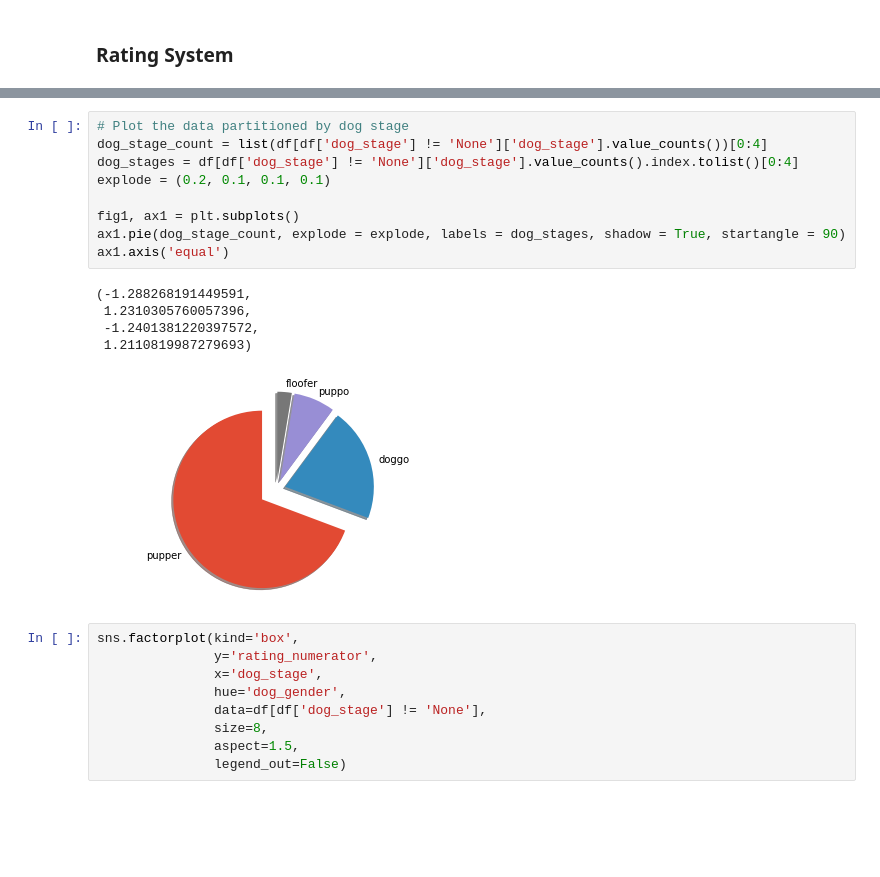
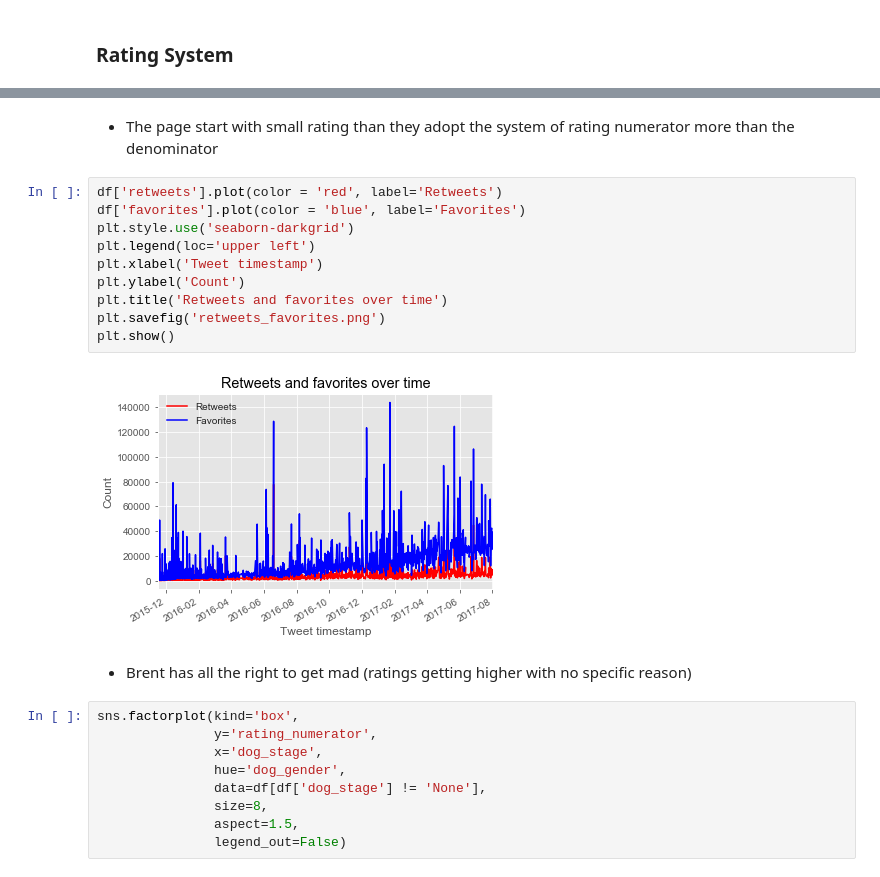
Before and after one commit to abodacs/Wrangle-and-Analyze-Data-DAND-project, a Jupyter notebook: act_report.ipynb, the cells around one changed output, grey strips where cells are left out. Drawn from its saved outputs; the diff is of its cells as text; blank space fills up the shorter version.

Commit message:
add  visualzation and sum fine tuning and add html file to submit

```diff
--- a/act_report.ipynb
+++ b/act_report.ipynb
@@ -110,18 +121,19 @@ df.plot.line(x='timestamp',y='tweet_id',figsize=(12,6),lw=1)
-# %%
-# Plot the data partitioned by dog stage
-dog_stage_count = list(df[df['dog_stage'] != 'None']['dog_stage'].value_counts())[0:4]
-dog_stages = df[df['dog_stage'] != 'None']['dog_stage'].value_counts().index.tolist()[0:4]
-explode = (0.2, 0.1, 0.1, 0.1)
-
-fig1, ax1 = plt.subplots()
-ax1.pie(dog_stage_count, explode = explode, labels = dog_stages, shadow = True, startangle = 90)
-ax1.axis('equal')
-# %% [output]
-(-1.288268191449591,
- 1.2310305760057396,
- -1.2401381220397572,
- 1.2110819987279693)
-[figure, removed]
+# %% [markdown]
+- The page start with small rating than they adopt the system of rating numerator more than the denominator
+# %%
+df['retweets'].plot(color = 'red', label='Retweets')
+df['favorites'].plot(color = 'blue', label='Favorites')
+plt.style.use('seaborn-darkgrid')
+plt.legend(loc='upper left')
+plt.xlabel('Tweet timestamp')
+plt.ylabel('Count')
+plt.title('Retweets and favorites over time')
+plt.savefig('retweets_favorites.png')
+plt.show()
+# %% [output]
+[figure, added]
+# %% [markdown]
+- Brent has all the right to get mad (ratings getting higher with no specific reason)
 # %%
 sns.factorplot(kind='box',
                y='rating_numerator',
```
Also changed, not shown: parts of 9 cells of this notebook, 4 other files.
